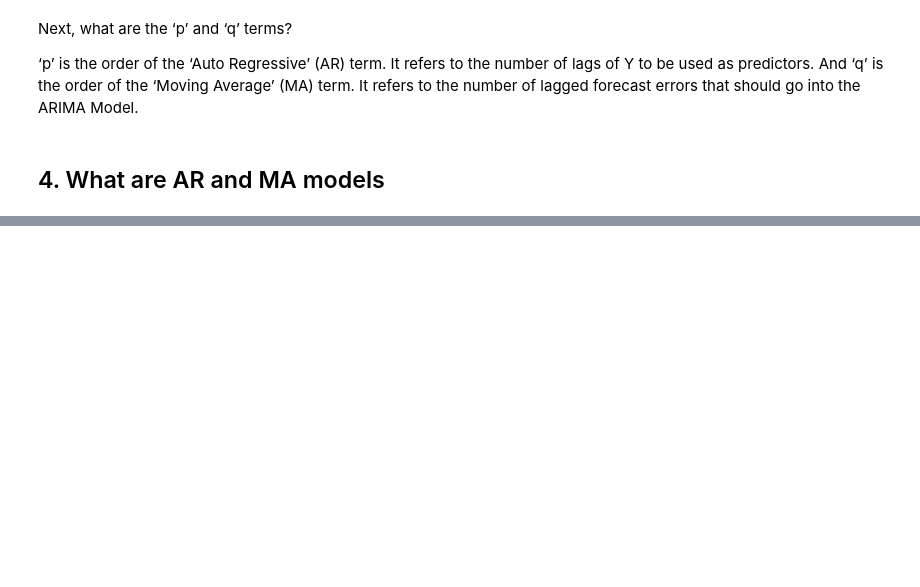
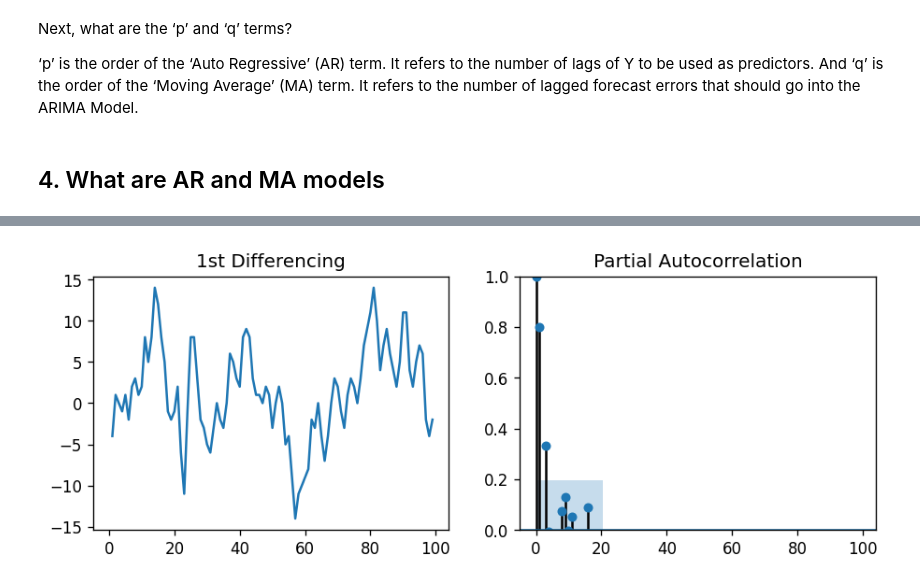
Before and after one commit to agusrichard/data-science-workbook, a Jupyter notebook: Notes/time_series_forecasting_arima.ipynb, the cells around one changed output, grey strips where cells are left out. Saved outputs shown, nothing was run; the diff lists cells and outputs as text; code cells hidden in the pictures; blank space fills up the shorter version.

```diff
--- a/Notes/time_series_forecasting_arima.ipynb
+++ b/Notes/time_series_forecasting_arima.ipynb
@@ -56,0 +149,8 @@ Next, what are the ‘p’ and ‘q’ terms?
+# %%
+from pmdarima.arima.utils import ndiffs
+df = pd.read_csv('https://raw.githubusercontent.com/selva86/datasets/master/wwwusage.csv', names=['value'], header=0)
+y = df.value
+
+print('ADF Test: ', ndiffs(y, test='adf'))
+print('KPSS Test: ', ndiffs(y, test='kpss'))
+print('PP Test: ', ndiffs(y, test='pp'))
@@ -56,0 +181,12 @@ Next, what are the ‘p’ and ‘q’ terms?
+# %%
+# PACF plot of 1st differenced series
+plt.rcParams.update({'figure.figsize':(9,3), 'figure.dpi':120})
+
+fig, axes = plt.subplots(1, 2, sharex=True)
+axes[0].plot(df.value.diff()); axes[0].set_title('1st Differencing')
+axes[1].set(ylim=(0,1))
+plot_pacf(df.value.diff().dropna(), ax=axes[1])
+
+plt.show()
+# %% [output]
+[figure, added]
```
Also changed, not shown: parts of 26 cells of this notebook.
